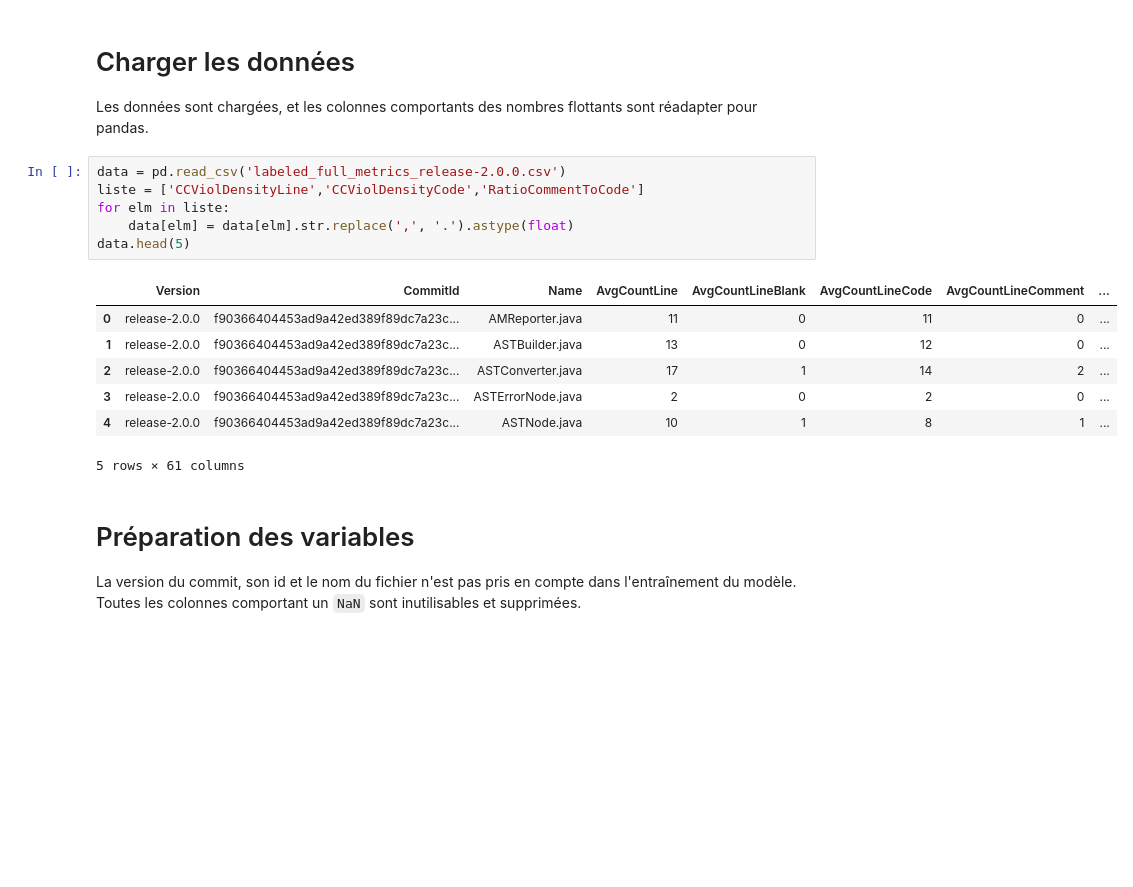
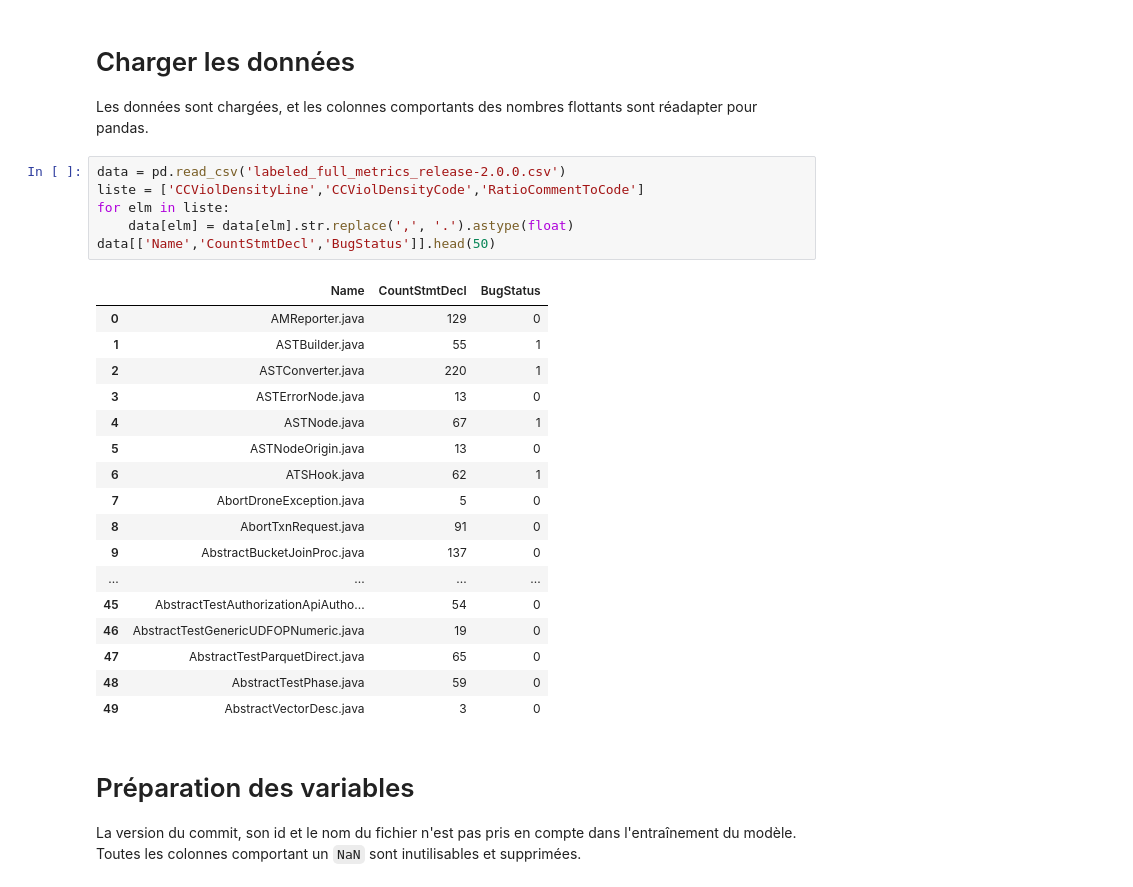
Before and after one commit to IamMoShi/MGL869-Lab-Hive, a Jupyter notebook: Pipeline_Learning_Model.ipynb, the cells around one changed output. Drawn from its saved outputs; the diff is of its cells as text; blank space fills up the shorter version.

```diff
--- a/Pipeline_Learning_Model.ipynb
+++ b/Pipeline_Learning_Model.ipynb
@@ -16,17 +16,27 @@ Les données sont chargées, et les colonnes comportants des nombres flottants s
 # %%
 data = pd.read_csv('labeled_full_metrics_release-2.0.0.csv')
 liste = ['CCViolDensityLine','CCViolDensityCode','RatioCommentToCode']
 for elm in liste:
     data[elm] = data[elm].str.replace(',', '.').astype(float)
-data.head(5)
+data[['Name','CountStmtDecl','BugStatus']].head(50)
 # %% [output]
-|  | Version | CommitId | Name | AvgCountLine | AvgCountLineBlank | AvgCountLineCode | AvgCountLineComment | ... |
-| 0 | release-2.0.0 | f90366404453ad9a42ed389f89dc7a23c... | AMReporter.java | 11 | 0 | 11 | 0 | ... |
-| 1 | release-2.0.0 | f90366404453ad9a42ed389f89dc7a23c... | ASTBuilder.java | 13 | 0 | 12 | 0 | ... |
-| 2 | release-2.0.0 | f90366404453ad9a42ed389f89dc7a23c... | ASTConverter.java | 17 | 1 | 14 | 2 | ... |
-| 3 | release-2.0.0 | f90366404453ad9a42ed389f89dc7a23c... | ASTErrorNode.java | 2 | 0 | 2 | 0 | ... |
-| 4 | release-2.0.0 | f90366404453ad9a42ed389f89dc7a23c... | ASTNode.java | 10 | 1 | 8 | 1 | ... |
+|  | Name | CountStmtDecl | BugStatus |
+| 0 | AMReporter.java | 129 | 0 |
+| 1 | ASTBuilder.java | 55 | 1 |
+| 2 | ASTConverter.java | 220 | 1 |
+| 3 | ASTErrorNode.java | 13 | 0 |
+| 4 | ASTNode.java | 67 | 1 |
+| 5 | ASTNodeOrigin.java | 13 | 0 |
+| 6 | ATSHook.java | 62 | 1 |
+| 7 | AbortDroneException.java | 5 | 0 |
+| 8 | AbortTxnRequest.java | 91 | 0 |
+| 9 | AbstractBucketJoinProc.java | 137 | 0 |
+| ... | ... | ... | ... |
+| 45 | AbstractTestAuthorizationApiAutho... | 54 | 0 |
+| 46 | AbstractTestGenericUDFOPNumeric.java | 19 | 0 |
+| 47 | AbstractTestParquetDirect.java | 65 | 0 |
+| 48 | AbstractTestPhase.java | 59 | 0 |
+| 49 | AbstractVectorDesc.java | 3 | 0 |
-5 rows × 61 columns
 # %% [markdown]
 # Préparation des variables
 La version du commit, son id et le nom du fichier n'est pas pris en compte dans l'entraînement du modèle. Toutes les colonnes comportant un `NaN` sont inutilisables et supprimées.
```
Also changed, not shown: parts of 9 cells of this notebook.
